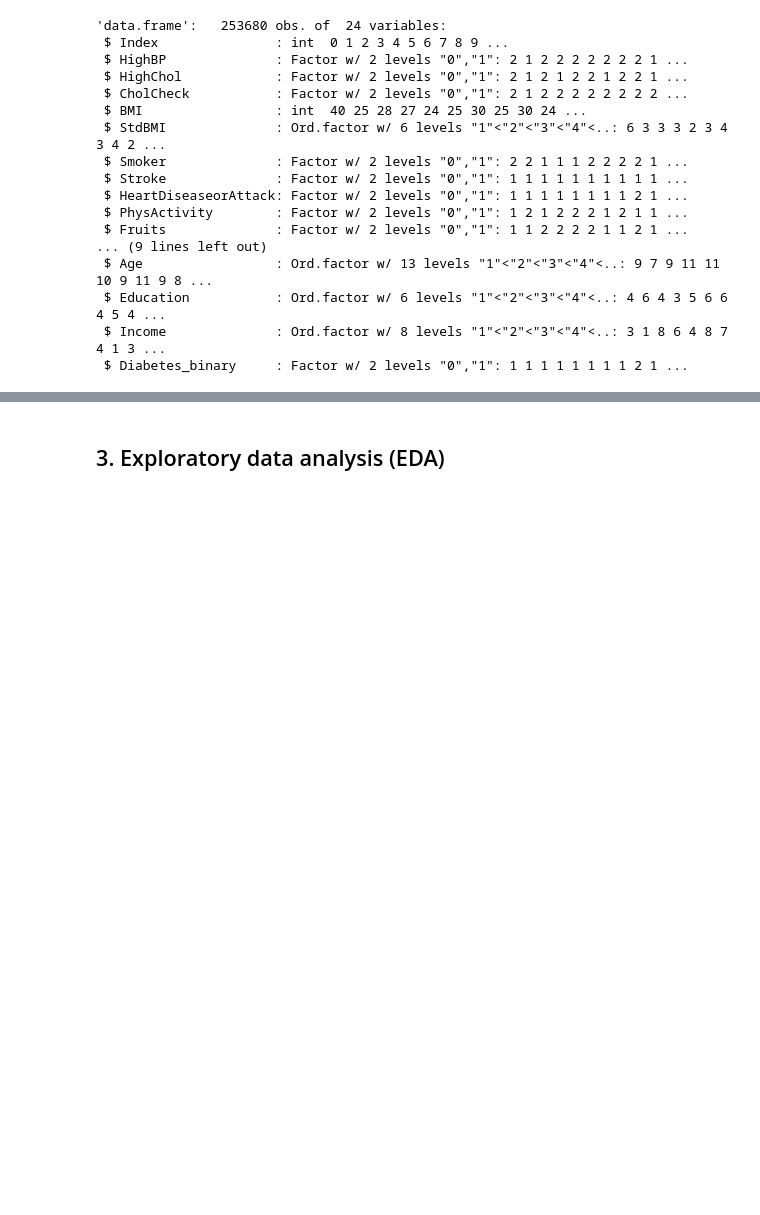
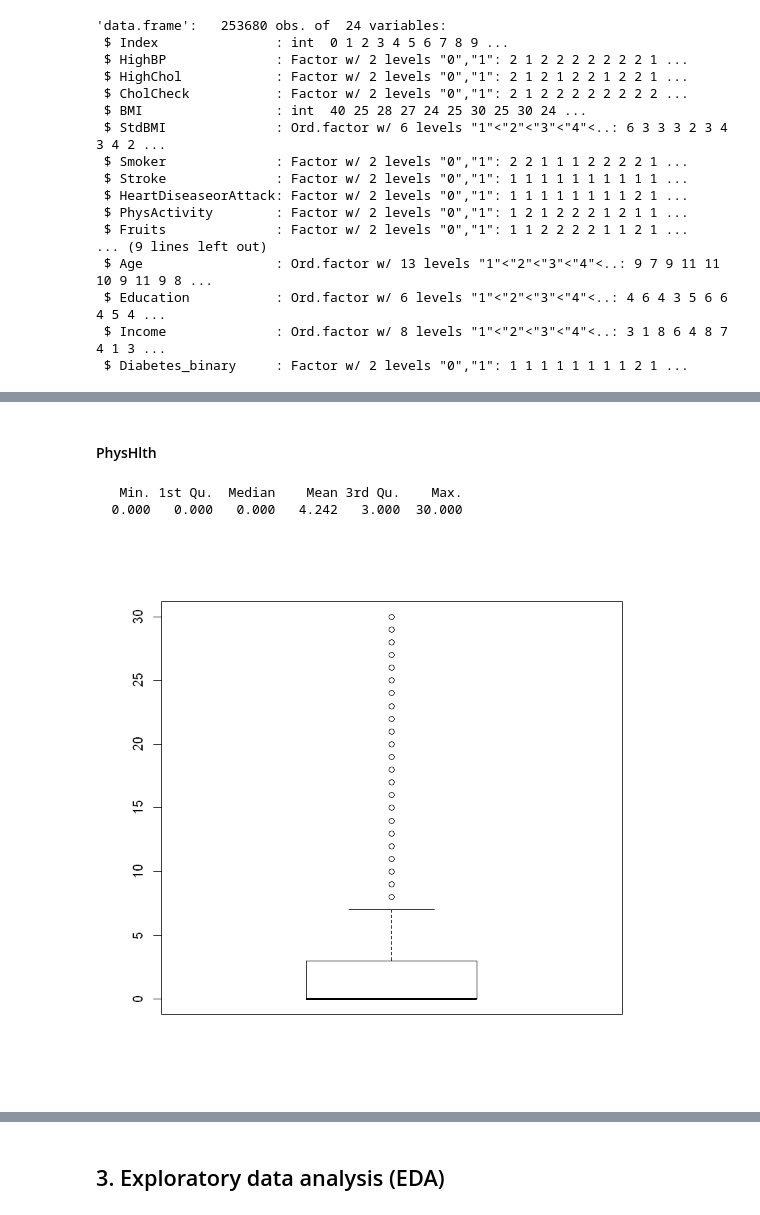
Before and after one commit to DucTrung1802/DS, a Jupyter notebook: GLM_Report/diabetes_analysis.ipynb, the cells around one changed output, grey strips where cells are left out. Drawn from its saved outputs; the diff is of its cells as text; code cells hidden in the pictures; blank space fills up the shorter version.

```diff
--- a/GLM_Report/diabetes_analysis.ipynb
+++ b/GLM_Report/diabetes_analysis.ipynb
@@ -331,0 +401,11 @@ str(df_std_1)
+# %% [markdown]
+#### PhysHlth
+# %%
+summary(df_std_2$PhysHlth)
+# %% [output]
+   Min. 1st Qu.  Median    Mean 3rd Qu.    Max.
+  0.000   0.000   0.000   4.242   3.000  30.000
+# %%
+boxplot(df_std_1$PhysHlth)
+# %% [output]
+[figure, added]
```
Also changed, not shown: parts of 23 cells of this notebook.
